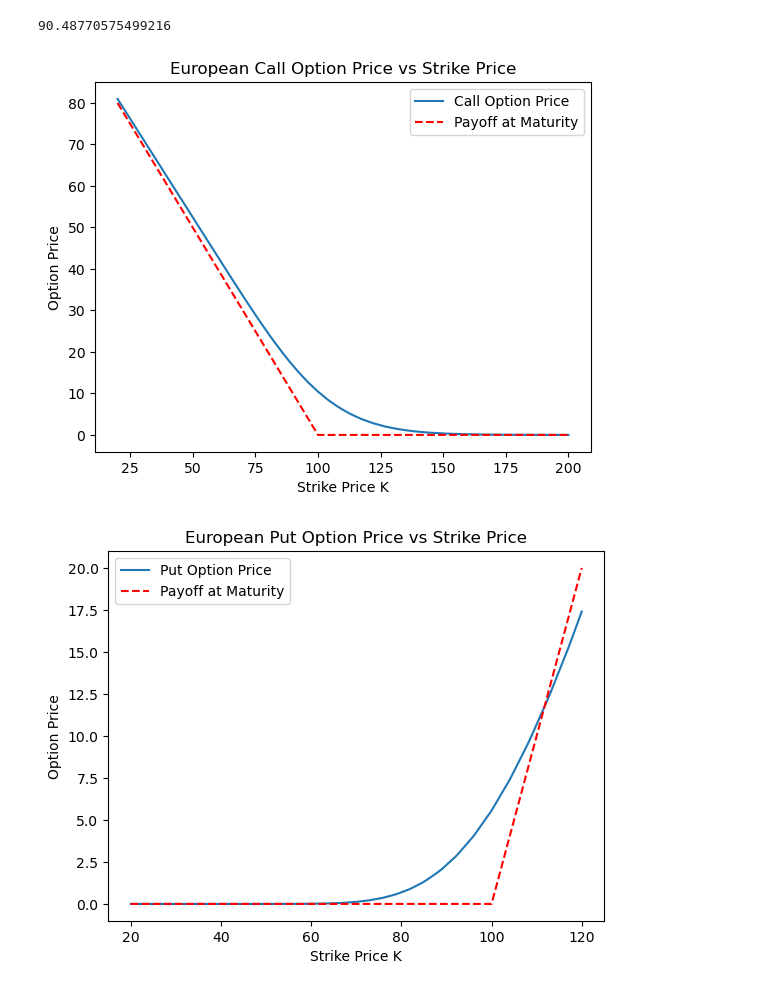
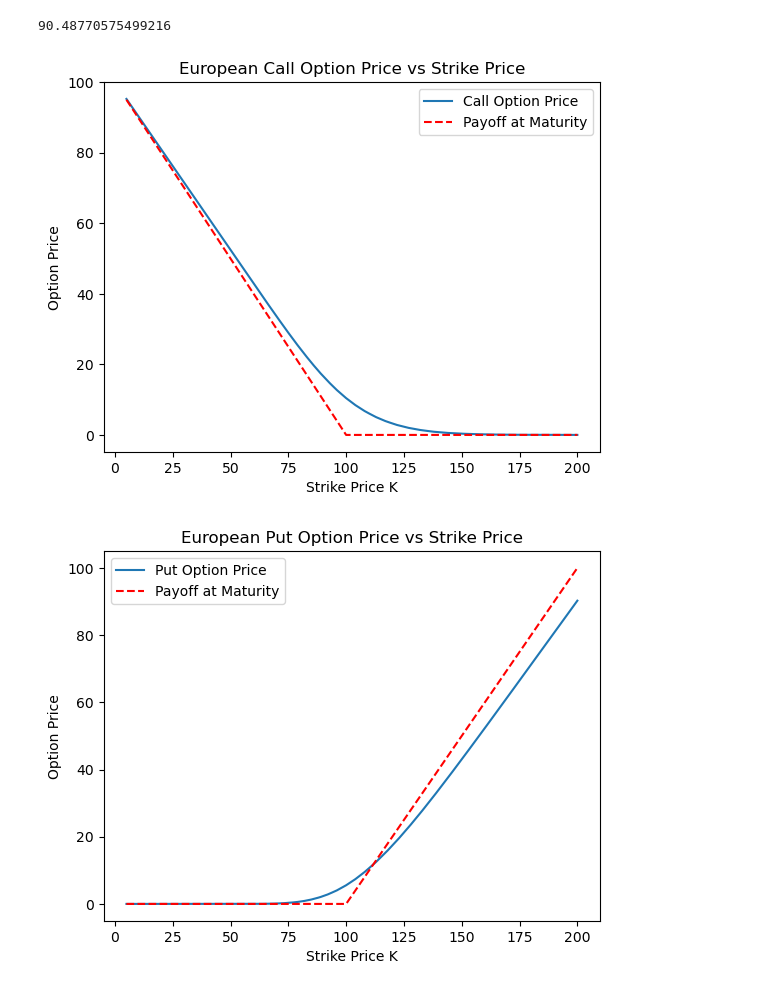
Before and after one commit to carlhandouka/Quant-Finance, a Jupyter notebook: Options/Binomial.ipynb, the cells around one changed output. Drawn from its saved outputs; the diff is of its cells as text; code cells hidden in the pictures.

```diff
--- a/Options/Binomial.ipynb
+++ b/Options/Binomial.ipynb
@@ -68,25 +68,25 @@ print(f_american)
 # %% [output]
 90.48770575499216
 # %%
-f_call=[binomial_model(100, i, 1, 0.2, 0.05, 100,'call') for i in range(20, 201)]
-plt.plot(range(20, 201), f_call,label='Call Option Price')
+f_call=[binomial_model(100, i, 1, 0.2, 0.05, 100,'call') for i in range(5, 201)]
+plt.plot(range(5, 201), f_call,label='Call Option Price')
 plt.xlabel('Strike Price K')
 plt.ylabel('Option Price')
 plt.title('European Call Option Price vs Strike Price')
 ##PLOT PAYOFF FOR CALL OPTION
-plt.plot(range(20, 201), [max(0, 100 - k) for k in range(20, 201)], linestyle='--', color='red', label='Payoff at Maturity')
+plt.plot(range(5, 201), [max(0, 100 - k) for k in range(5, 201)], linestyle='--', color='red', label='Payoff at Maturity')
 plt.legend()
 plt.show()
 
-f_put=[binomial_model(100, i, 1, 0.2, 0.05, 100,'put') for i in range(20, 121)]
-plt.plot(range(20, 121), f_put,label='Put Option Price')
+f_put=[binomial_model(100, i, 1, 0.2, 0.05, 100,'put') for i in range(5, 201)]
+plt.plot(range(5, 201), f_put,label='Put Option Price')
 plt.xlabel('Strike Price K')
 plt.ylabel('Option Price')
 plt.title('European Put Option Price vs Strike Price')
 ##PLOT PAYOFF FOR PUT OPTION
-plt.plot(range(20, 121), [max(0, k - 100) for k in range(20, 121)], linestyle='--', color='red', label='Payoff at Maturity')
+plt.plot(range(5, 201), [max(0, k - 100) for k in range(5, 201)], linestyle='--', color='red', label='Payoff at Maturity')
 plt.legend()
 plt.show()
 # %% [output]
-[figure, old version]
+[figure, new version]
-[figure, old version]
+[figure, new version]
```
Also changed, not shown: 1 other file.
